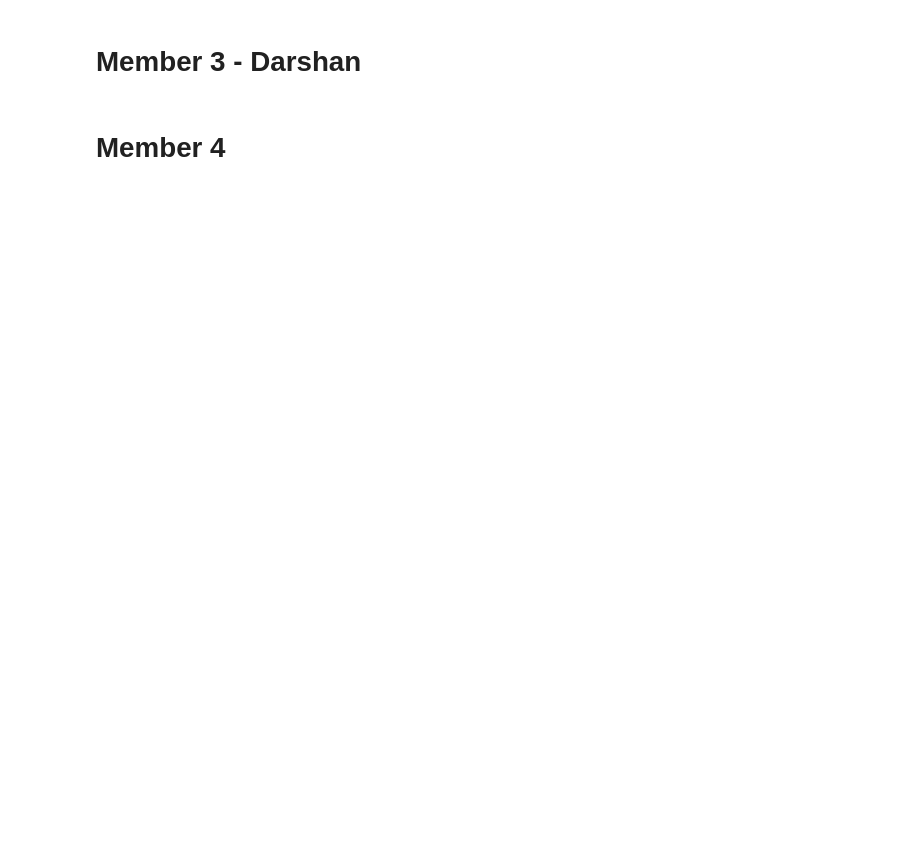
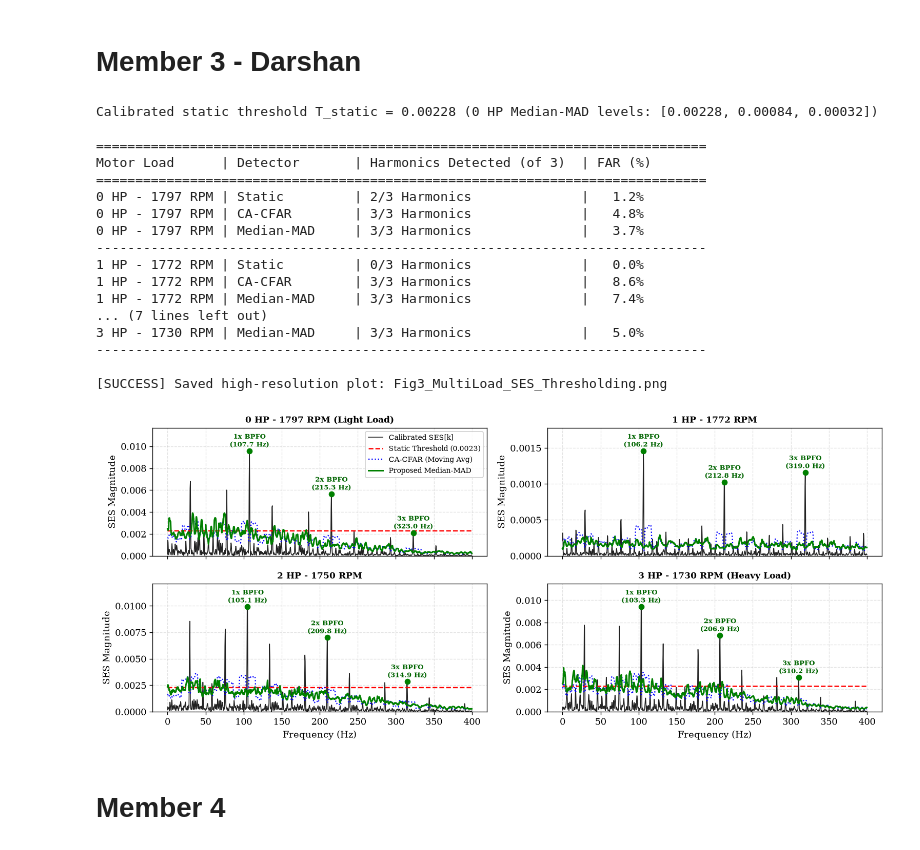
Before and after one commit to darshanlarekal/dsp-mini-project, a Jupyter notebook: code/DSP_mini_project_combined.ipynb, the cells around one changed output. Saved outputs shown, nothing was run; the diff lists cells and outputs as text; code cells hidden in the pictures; blank space fills up the shorter version.

```diff
--- a/code/DSP_mini_project_combined.ipynb
+++ b/code/DSP_mini_project_combined.ipynb
@@ -1408,13 +1578,18 @@ def compute_calibrated_ses(y_bp, fs):
 
     N_fft = int(2 ** np.ceil(np.log2(N)))
     fft_vals = np.fft.rfft(sq_env_zero_mean * window, n=N_fft)
-    ses_mag = (2.0 / (N * coherent_gain)) * np.abs(fft_vals)
+    # Coherent-gain calibration removes the Hann loss; the factor of two then
+    # restores the positive half of the two-sided spectrum. DC (k = 0) and the
+    # Nyquist bin (k = N_FFT/2) have no negative-frequency twin and stay unscaled.
+    ses_mag = np.abs(fft_vals) / (N * coherent_gain)
+    if N_fft % 2 == 0 and ses_mag.size > 2:
+        ses_mag[1:-1] *= 2.0
     freqs = np.fft.rfftfreq(N_fft, d=1.0 / fs)
 
     return freqs, ses_mag, sq_env
 # %%
 def compute_spectral_thresholds(ses_mag, n_guard=4, n_ref=25,
-                                alpha_cfar=3.5, gamma_mad=7.0, static_val=0.055):
+                                alpha_cfar=3.5, gamma_mad=7.0, static_val=0.0035):
     """
     Computes Static, CA-CFAR, and Proposed Median-MAD thresholds across SES[k].
     """
@@ -1487,6 +1662,29 @@ def load_fault_record(fault_name, rpm, duration_sec=2.0):
 # %%
 if __name__ == "__main__":
     fault_name = "Outer Race (6 o'clock)"
+
+    # Calibrate the fixed threshold on the 0 HP reference segment only: take
+    # the largest Median-MAD threshold found in its three BPFO harmonic
+    # windows, i.e. the level a "set it at no load" calibration would choose.
+    x_ref, fs_ref = load_fault_record(fault_name, 1797)
+    y_bp_ref, _ = kurtosis_guided_bandpass_pipeline(x_ref, fs_ref, filter_type='iir')
+    f_ref, ses_ref, _ = compute_calibrated_ses(y_bp_ref, fs_ref)
+    f_bpfo_ref = cwru_fault_frequency(1797)
+
+    ref_band = f_ref <= 650.0
+    f_ref_band, ses_ref_band = f_ref[ref_band], ses_ref[ref_band]
+    _, _, t_mad_ref = compute_spectral_thresholds(ses_ref_band)
+
+    harmonic_mad = []
+    for h in (1, 2, 3):
+        lo, hi = h * f_bpfo_ref * 0.985, h * f_bpfo_ref * 1.015
+        idx = np.where((f_ref_band >= lo) & (f_ref_band <= hi))[0]
+        if idx.size:
+            pk = idx[np.argmax(ses_ref_band[idx])]
+            harmonic_mad.append(float(t_mad_ref[pk]))
+    STATIC_THRESHOLD = max(harmonic_mad)
+    print(f"Calibrated static threshold T_static = {STATIC_THRESHOLD:.5f} "
+          f"(0 HP Median-MAD levels: {[round(v, 5) for v in harmonic_mad]})")
 
     # 0-3 HP CWRU records loaded by Member 1; BPFO per shaft speed from its kinematics table.
     load_configs = [
@@ -1511,41 +1709,69 @@ if __name__ == "__main__":
 
         freqs, ses_mag, _ = compute_calibrated_ses(y_bp_load, fs_load)
 
-        mask = freqs <= 400.0
-        f_plot, ses_plot = freqs[mask], ses_mag[mask]
+        # Estimate the three thresholds on the SES up to 650 Hz first, so the
+        # CFAR windows keep their right-hand reference cells, then crop the
+        # spectrum and all three thresholds to the 0-400 Hz plotting band.
+        thr_mask = freqs <= 650.0
+        f_thr, ses_thr = freqs[thr_mask], ses_mag[thr_mask]
+        t_stat_full, t_cfar_full, t_mad_full = compute_spectral_thresholds(
+            ses_thr, static_val=STATIC_THRESHOLD)
 
-        t_stat, t_cfar, t_mad = compute_spectral_thresholds(ses_plot, static_val=0.055)
+        mask = f_thr <= 400.0
+        f_plot, ses_plot = f_thr[mask], ses_thr[mask]
+        t_stat, t_cfar, t_mad = t_stat_full[mask], t_cfar_full[mask], t_mad_full[mask]
 
         # Evaluate all 3 methods for terminal printout
         for name, th in [("Static", t_stat), ("CA-CFAR", t_cfar), ("Median-MAD", t_mad)]:
             dets, fa_bins, fa_pct = evaluate_detector(f_plot, ses_plot, th, f_bpfo)
             n_det = sum(1 for d in dets if d[4])
             print(f"{title[:15]:<15} | {name:<14} | {f'{n_det}/3 Harmonics':<26} | {fa_pct:5.1f}%")
         print("-" * 78)
 
         # Plot Figure 3
         harmonics_mad, _, _ = evaluate_detector(f_plot, ses_plot, t_mad, f_bpfo)
         ax.plot(f_plot, ses_plot, color='#222222', lw=1.0, label='Calibrated SES[k]')
-        ax.plot(f_plot, t_stat, 'r--', lw=1.5, label='Static Threshold')
+        ax.plot(f_plot, t_stat, 'r--', lw=1.5, label=f'Static Threshold ({STATIC_THRESHOLD:.4f})')
         ax.plot(f_plot, t_cfar, 'b:', lw=1.4, label='CA-CFAR (Moving Avg)')
         ax.plot(f_plot, t_mad, 'g-', lw=1.8, label='Proposed Median-MAD')
 
         for h, pf, pv, tv, det in harmonics_mad:
             if det:
                 ax.plot(pf, pv, 'go', markersize=6)
                 ax.annotate(f"{h}x BPFO\n({pf:.1f} Hz)", (pf, pv), textcoords="offset points",
                             xytext=(0, 5), ha='center', fontsize=7.5, color='darkgreen', weight='bold')
 
+        peak_scale = max(float(np.max(ses_plot)), float(np.max(t_mad)), 1e-6)
+        ax.set_ylim(0.0, 1.22 * peak_scale)
         ax.set_title(title, fontsize=10, weight='bold')
         ax.set_ylabel("SES Magnitude")
         ax.grid(True, linestyle='--', alpha=0.35)
         if idx >= 2:
             ax.set_xlabel("Frequency (Hz)")
         if idx == 0:
             ax.legend(loc='upper right', fontsize=8.5, framealpha=0.9)
 
     plt.tight_layout()
     plt.savefig("Fig3_MultiLoad_SES_Thresholding.png", dpi=300, bbox_inches='tight')
     print("\n[SUCCESS] Saved high-resolution plot: Fig3_MultiLoad_SES_Thresholding.png\n")
     plt.show()
+# %% [output]
+Calibrated static threshold T_static = 0.00228 (0 HP Median-MAD levels: [0.00228, 0.00084, 0.00032])
+
+==============================================================================
+Motor Load      | Detector       | Harmonics Detected (of 3)  | FAR (%)
+==============================================================================
+0 HP - 1797 RPM | Static         | 2/3 Harmonics              |   1.2%
+0 HP - 1797 RPM | CA-CFAR        | 3/3 Harmonics              |   4.8%
+0 HP - 1797 RPM | Median-MAD     | 3/3 Harmonics              |   3.7%
+------------------------------------------------------------------------------
+1 HP - 1772 RPM | Static         | 0/3 Harmonics              |   0.0%
+1 HP - 1772 RPM | CA-CFAR        | 3/3 Harmonics              |   8.6%
+1 HP - 1772 RPM | Median-MAD     | 3/3 Harmonics              |   7.4%
+... (7 lines left out)
+3 HP - 1730 RPM | Median-MAD     | 3/3 Harmonics              |   5.0%
+------------------------------------------------------------------------------
+
+[SUCCESS] Saved high-resolution plot: Fig3_MultiLoad_SES_Thresholding.png
+[figure, added]
 # %%
```
Also changed, not shown: parts of 32 cells of this notebook, 19 other files.
